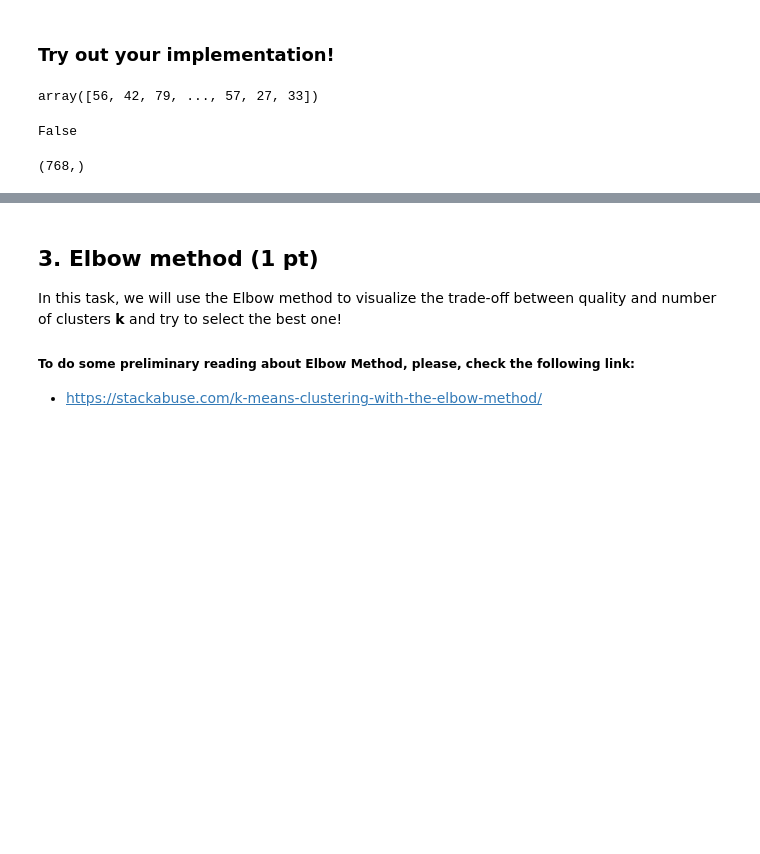
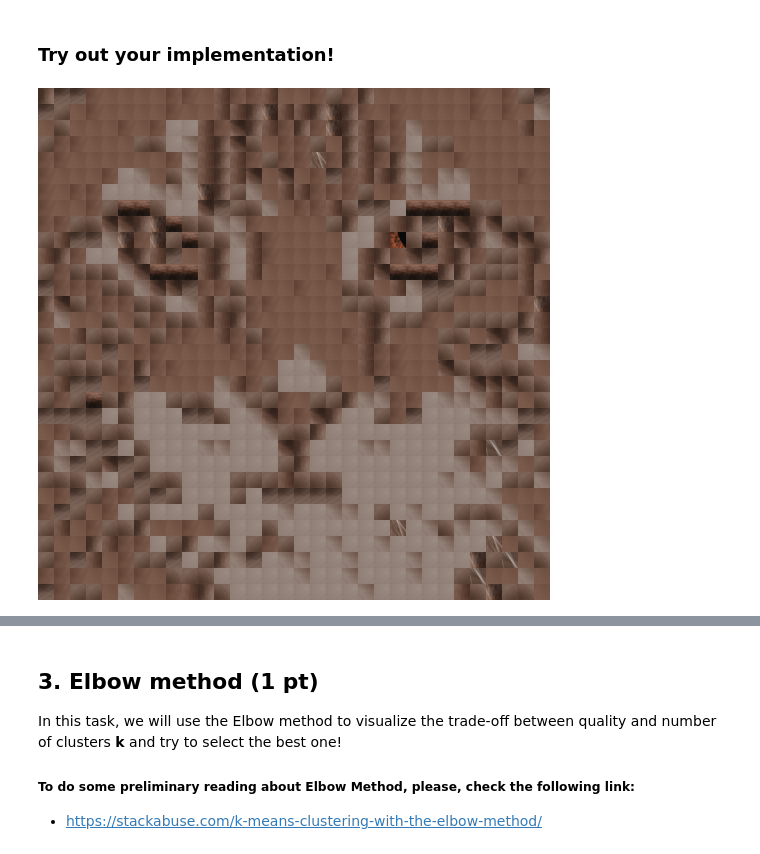
Before and after one commit to artoriusss/ML-projects, a Jupyter notebook: hw1-task1-image compression.ipynb, the cells around one changed output, grey strips where cells are left out. Cells and saved outputs as stored; diff of their text form; code cells hidden in the pictures; blank space fills up the shorter version.

```diff
--- a/hw1-task1-image compression.ipynb
+++ b/hw1-task1-image compression.ipynb
@@ -81,10 +81,7 @@ class KMeans:
     assert (self.C) == X.shape[1]
     centroids = np.zeros((self.K, self.C))
     # ========= YOUR CODE STARTS HERE ========= #
-
-    for i in range(self.K):
-      centroids[i] = X[np.random.choice(X.shape[0])]
-
+    centroids = X[np.random.choice(X.shape[0], self.K)]
     # ========== YOUR CODE ENDS HERE ========== #
     return centroids
 
@@ -115,13 +112,6 @@ class KMeans:
     elif self.metric == "cosine":
       for i in range(X.shape[0]):
         for j in range(centroids.shape[0]):
-      #     print(f"np.dot(X[i], centroids[j]): {np.dot(X[i], centroids[j])}")
-      #     print(f"np.linalg.norm(X[i]): {np.linalg.norm(X[i])}")
-      #     print(f"np.linalg.norm(centroids[j]): {np.linalg.norm(centroids[j])}")
-
-      #     if (np.linalg.norm(X[i]) * np.linalg.norm(centroids[j])) == np.nan:
-      #       dist = 1
-      #     else:
           dist = 1 - np.dot(X[i], centroids[j]) / (np.linalg.norm(X[i]) * np.linalg.norm(centroids[j]))
           distances[i][j] = dist
 
@@ -147,14 +137,9 @@ class KMeans:
     """
     mask = self.calc_mask(X, centroids)
     new_centroids = np.zeros_like(centroids)
-
-    print(f"new_centroids.shape: {new_centroids.shape}")
-    print(f"mask: {mask}")
     # ========= YOUR CODE STARTS HERE ========= #
-    for i in range(self.K):
-      new_centroids[i] = np.mean(X[mask[i]], axis=0)
+    new_centroids = np.array([np.mean(X[mask == i], axis=0) if X[mask == i].shape[0] > 0 else centroids[i] for i in range(self.K)])
     # ========== YOUR CODE ENDS HERE ========== #
-
     return new_centroids
 
   def predict(self, X: np.ndarray, centroids: np.ndarray) -> np.ndarray:
@@ -173,18 +158,18 @@ class KMeans:
     """
 
     centroids = self.init_centroids(X)
-
     for _ in range(self.I):
       # ========= YOUR CODE STARTS HERE ========= #
       new_centroids = self.update_clusters(X, centroids)
-      delta = np.sum(np.abs(new_centroids - centroids))
+      delta = np.abs(new_centroids - centroids)
+      if (delta < self.E).all():
+        break
+
       centroids = new_centroids
-      if delta < self.E:
-        break
+
       # ========== YOUR CODE ENDS HERE ========== #
 
     return centroids
-    # ========== YOUR CODE ENDS HERE ========== #
 # %% [markdown]
 ## 2. Image compression using K-Means clustering (0.5 pt)
 
@@ -214,21 +199,12 @@ data.shape
 # %% [markdown]
 ### Try out your implementation!
 # %%
-kmeans = KMeans(100, data.shape[-1], max_iter=400, dist_metric="cosine")
-centroids = kmeans.init_centroids(data)
-dist = kmeans.dist(data, centroids)
-
-dist.argmin(-1)
+# initialize KMeans algo
+kmeans = KMeans(15, data.shape[-1], max_iter=400, dist_metric="cosine")
+centroids = kmeans.fit(data)
+predicted = kmeans.predict(data, centroids)
+visualize_patches(predicted.reshape(-1,3,m,m))
 # %% [output]
-array([56, 42, 79, ..., 57, 27, 33])
+[figure, added]
-# %%
-mask = [ 7, 96, 3, 28, 63]
-mask == 7
-# %% [output]
-False
-# %%
-np.mean(data, axis=0).shape
-# %% [output]
-(768,)
 # %%
 # initialize KMeans algo "cosine"
```
Also changed, not shown: parts of 22 cells of this notebook.
